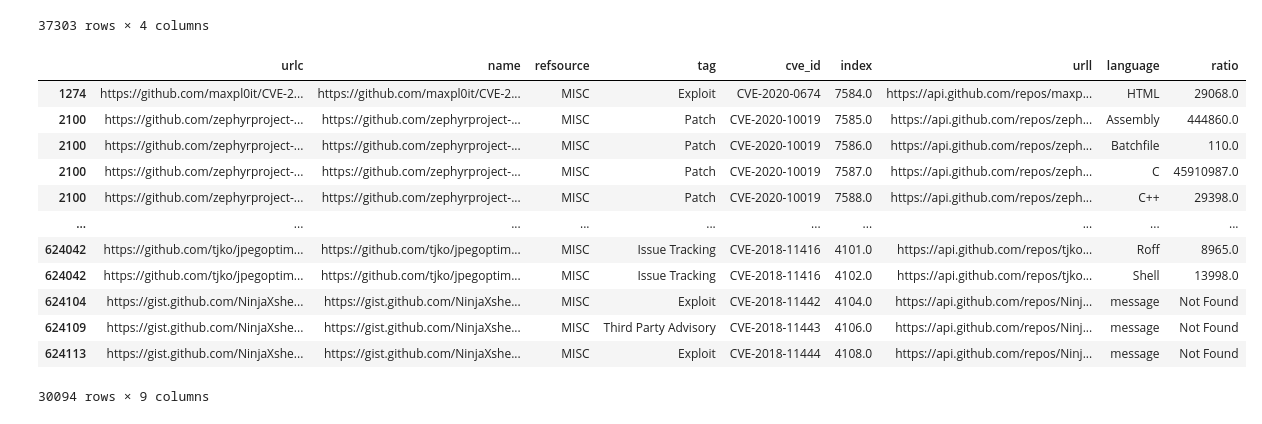
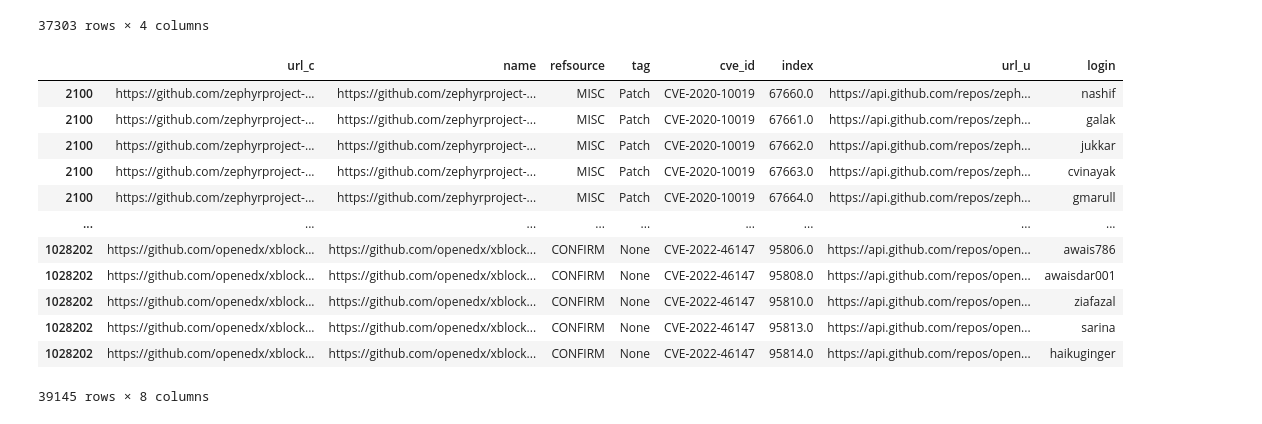
Before and after one commit to karinakanjaria/cyber-etl, a Jupyter notebook: gitlinks/githubDataProcessing.ipynb, the cells around one changed output. Saved outputs shown, nothing was run; the diff lists cells and outputs as text; code cells hidden in the pictures.

Commit message:
Merge main update with final steps for Git->Neo4j

```diff
--- a/gitlinks/githubDataProcessing.ipynb
+++ b/gitlinks/githubDataProcessing.ipynb
@@ -159,33 +159,24 @@ langsdf
 langsdf.reset_index().to_feather('../data/github_langs_final.feather')
 # %%
 cve_data = pd.read_feather(data_path / "all_parsed_cve_references.feather")
-contribs = pd.read_feather(data_path / "github_usernames_initial.feather")
+contribs = pd.read_feather(data_path / "github_usernames_final.feather")
 contribs_data = cve_data.join(
-    contribs.set_index("original_index"), lsuffix="c", rsuffix="u"
+    contribs.set_index("original_index"), lsuffix="_c", rsuffix="_u"
 ).dropna(subset="logins")
-contribs_data = contribs_data[~contribs_data["logins"].str.contains("[bot]")]
-contribs_data[["cve_id", "logins"]].to_csv(data_path /"github_usernames_merged.csv", index=False)
+contribs_data = contribs_data[~contribs_data["logins"].str.contains("[bot]")].rename(columns={"logins":"login"})
+contribs_data[["cve_id", "login"]].to_csv(data_path /"github_usernames_merged.csv", index=False)
 contribs_data
-langs = pd.read_feather(data_path / "github_langs_initial.feather")
-language_data = cve_data.join(
-    langs.set_index("original_index"), lsuffix="c", rsuffix="l"
-).dropna(subset="language")
-language_data = language_data[~language_data.language.str.contains("documentation_url")]
-language_data[["cve_id", "language", "ratio"]].to_csv(data_path /
-    "github_langs_merged.csv", index=False
-)
-language_data
 # %% [output]
-|  | urlc | name | refsource | tag | cve_id | index | urll | language | ratio |
-| 1274 | https://github.com/maxpl0it/CVE-2... | https://github.com/maxpl0it/CVE-2... | MISC | Exploit | CVE-2020-0674 | 7584.0 | https://api.github.com/repos/maxp... | HTML | 29068.0 |
-| 2100 | https://github.com/zephyrproject-... | https://github.com/zephyrproject-... | MISC | Patch | CVE-2020-10019 | 7585.0 | https://api.github.com/repos/zeph... | Assembly | 444860.0 |
-| 2100 | https://github.com/zephyrproject-... | https://github.com/zephyrproject-... | MISC | Patch | CVE-2020-10019 | 7586.0 | https://api.github.com/repos/zeph... | Batchfile | 110.0 |
-| 2100 | https://github.com/zephyrproject-... | https://github.com/zephyrproject-... | MISC | Patch | CVE-2020-10019 | 7587.0 | https://api.github.com/repos/zeph... | C | 45910987.0 |
-| 2100 | https://github.com/zephyrproject-... | https://github.com/zephyrproject-... | MISC | Patch | CVE-2020-10019 | 7588.0 | https://api.github.com/repos/zeph... | C++ | 29398.0 |
-| ... | ... | ... | ... | ... | ... | ... | ... | ... | ... |
-| 624042 | https://github.com/tjko/jpegoptim... | https://github.com/tjko/jpegoptim... | MISC | Issue Tracking | CVE-2018-11416 | 4101.0 | https://api.github.com/repos/tjko... | Roff | 8965.0 |
-| 624042 | https://github.com/tjko/jpegoptim... | https://github.com/tjko/jpegoptim... | MISC | Issue Tracking | CVE-2018-11416 | 4102.0 | https://api.github.com/repos/tjko... | Shell | 13998.0 |
-| 624104 | https://gist.github.com/NinjaXshe... | https://gist.github.com/NinjaXshe... | MISC | Exploit | CVE-2018-11442 | 4104.0 | https://api.github.com/repos/Ninj... | message | Not Found |
-| 624109 | https://gist.github.com/NinjaXshe... | https://gist.github.com/NinjaXshe... | MISC | Third Party Advisory | CVE-2018-11443 | 4106.0 | https://api.github.com/repos/Ninj... | message | Not Found |
-| 624113 | https://gist.github.com/NinjaXshe... | https://gist.github.com/NinjaXshe... | MISC | Exploit | CVE-2018-11444 | 4108.0 | https://api.github.com/repos/Ninj... | message | Not Found |
+|  | url_c | name | refsource | tag | cve_id | index | url_u | login |
+| 2100 | https://github.com/zephyrproject-... | https://github.com/zephyrproject-... | MISC | Patch | CVE-2020-10019 | 67660.0 | https://api.github.com/repos/zeph... | nashif |
+| 2100 | https://github.com/zephyrproject-... | https://github.com/zephyrproject-... | MISC | Patch | CVE-2020-10019 | 67661.0 | https://api.github.com/repos/zeph... | galak |
+| 2100 | https://github.com/zephyrproject-... | https://github.com/zephyrproject-... | MISC | Patch | CVE-2020-10019 | 67662.0 | https://api.github.com/repos/zeph... | jukkar |
+| 2100 | https://github.com/zephyrproject-... | https://github.com/zephyrproject-... | MISC | Patch | CVE-2020-10019 | 67663.0 | https://api.github.com/repos/zeph... | cvinayak |
+| 2100 | https://github.com/zephyrproject-... | https://github.com/zephyrproject-... | MISC | Patch | CVE-2020-10019 | 67664.0 | https://api.github.com/repos/zeph... | gmarull |
+| ... | ... | ... | ... | ... | ... | ... | ... | ... |
+| 1028202 | https://github.com/openedx/xblock... | https://github.com/openedx/xblock... | CONFIRM | None | CVE-2022-46147 | 95806.0 | https://api.github.com/repos/open... | awais786 |
+| 1028202 | https://github.com/openedx/xblock... | https://github.com/openedx/xblock... | CONFIRM | None | CVE-2022-46147 | 95808.0 | https://api.github.com/repos/open... | awaisdar001 |
+| 1028202 | https://github.com/openedx/xblock... | https://github.com/openedx/xblock... | CONFIRM | None | CVE-2022-46147 | 95810.0 | https://api.github.com/repos/open... | ziafazal |
+| 1028202 | https://github.com/openedx/xblock... | https://github.com/openedx/xblock... | CONFIRM | None | CVE-2022-46147 | 95813.0 | https://api.github.com/repos/open... | sarina |
+| 1028202 | https://github.com/openedx/xblock... | https://github.com/openedx/xblock... | CONFIRM | None | CVE-2022-46147 | 95814.0 | https://api.github.com/repos/open... | haikuginger |
-30094 rows × 9 columns
+39145 rows × 8 columns
```
Also changed, not shown: parts of 4 cells of this notebook, 2 other files.
